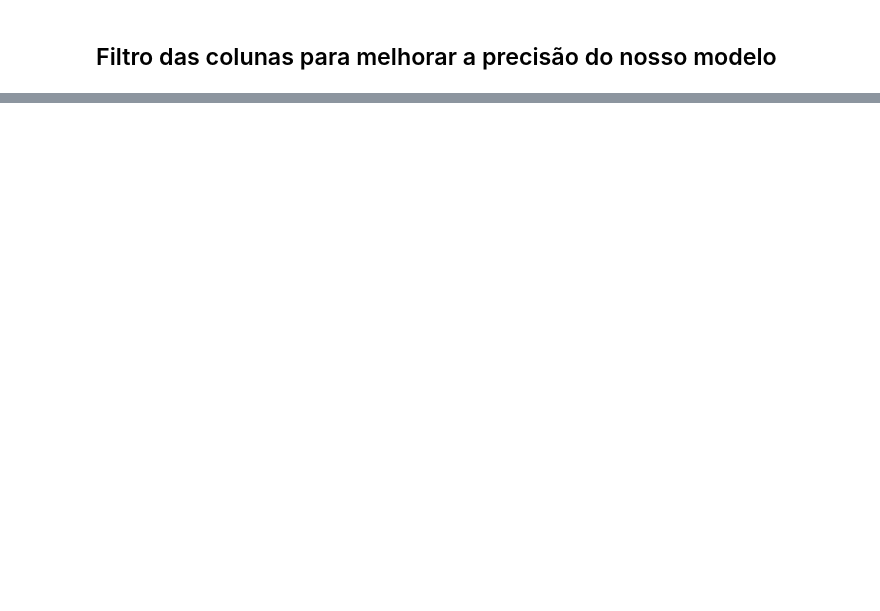
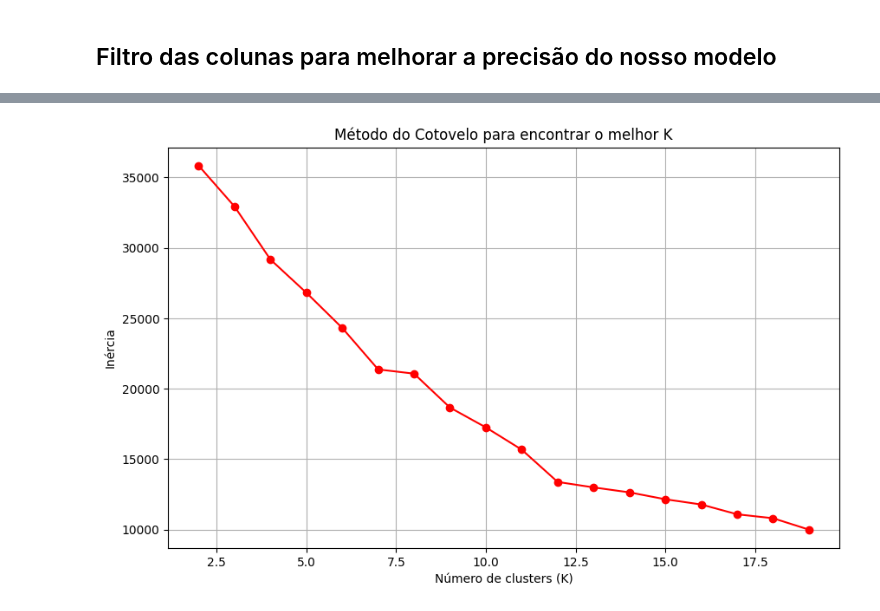
Before and after one commit to mtshto/AI-Check04, a Jupyter notebook: Check 04 AI.ipynb, the cells around one changed output, grey strips where cells are left out. Cells and saved outputs as stored; diff of their text form; code cells hidden in the pictures; blank space fills up the shorter version.

```diff
--- a/Check 04 AI.ipynb
+++ b/Check 04 AI.ipynb
@@ -101,0 +126,18 @@ plt.show()
+# %%
+# Aplicar o método do "cotovelo" para inércia e comparar com o Silhouette Score
+inertias = []
+for k in range_n_clusters:
+    kmeans = KMeans(n_clusters=k, random_state=42)
+    kmeans.fit(X_pca)
+    inertias.append(kmeans.inertia_)
+# %%
+# Gráfico do método do cotovelo para inércia
+plt.figure(figsize=(10, 6))
+plt.plot(range_n_clusters, inertias, marker='o', linestyle='-', color='r')
+plt.title('Método do Cotovelo para encontrar o melhor K')
+plt.xlabel('Número de clusters (K)')
+plt.ylabel('Inércia')
+plt.grid(True)
+plt.show()
+# %% [output]
+[figure, added]
```
Also changed, not shown: parts of 22 cells of this notebook, 4 other files.
